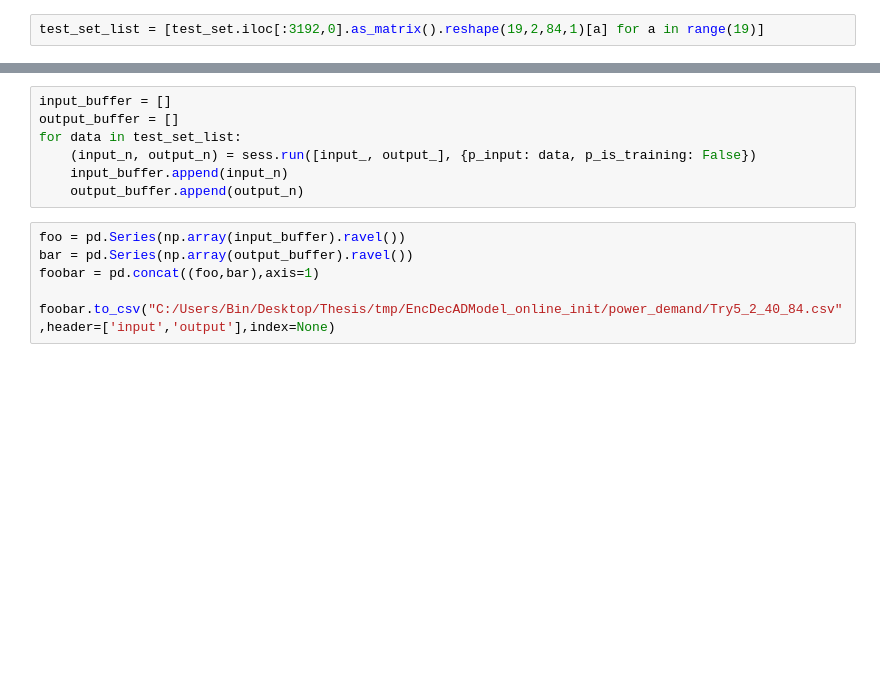
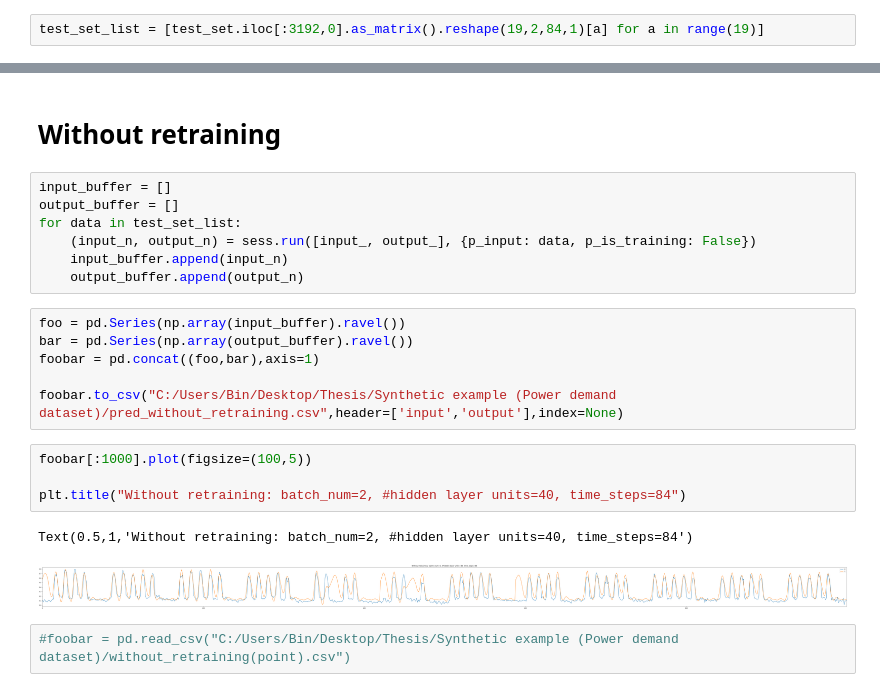
Before and after one commit to binli826/LSTM-Autoencoders, a Jupyter notebook: src/Synthetic example (Power demand dataset).ipynb, the cells around one changed output, grey strips where cells are left out. Saved outputs shown, nothing was run; the diff lists cells and outputs as text; blank space fills up the shorter version.

Commit message:
Synthetic example(power demand)

```diff
--- a/src/Synthetic example (Power demand dataset).ipynb
+++ b/src/Synthetic example (Power demand dataset).ipynb
@@ -85,3 +85,5 @@ INFO:tensorflow:Restoring parameters from C:/Users/Bin/Desktop/Thesis/tmp/EncDec
+# %% [markdown]
+# Without retraining
 # %%
 input_buffer = []
 output_buffer = []
@@ -94,4 +96,13 @@ foo = pd.Series(np.array(input_buffer).ravel())
 bar = pd.Series(np.array(output_buffer).ravel())
 foobar = pd.concat((foo,bar),axis=1)
 
-foobar.to_csv("C:/Users/Bin/Desktop/Thesis/tmp/EncDecADModel_online_init/power_demand/Try5_2_40_84.csv",header=['input','output'],index=None)
+foobar.to_csv("C:/Users/Bin/Desktop/Thesis/Synthetic example (Power demand dataset)/pred_without_retraining.csv",header=['input','output'],index=None)
+# %%
+foobar[:1000].plot(figsize=(100,5))
+
+plt.title("Without retraining: batch_num=2, #hidden layer units=40, time_steps=84")
+# %% [output]
+Text(0.5,1,'Without retraining: batch_num=2, #hidden layer units=40, time_steps=84')
+[figure, added]
+# %%
+#foobar = pd.read_csv("C:/Users/Bin/Desktop/Thesis/Synthetic example (Power demand dataset)/without_retraining(point).csv")
```
Also changed, not shown: parts of 18 cells of this notebook, 1 other file.
